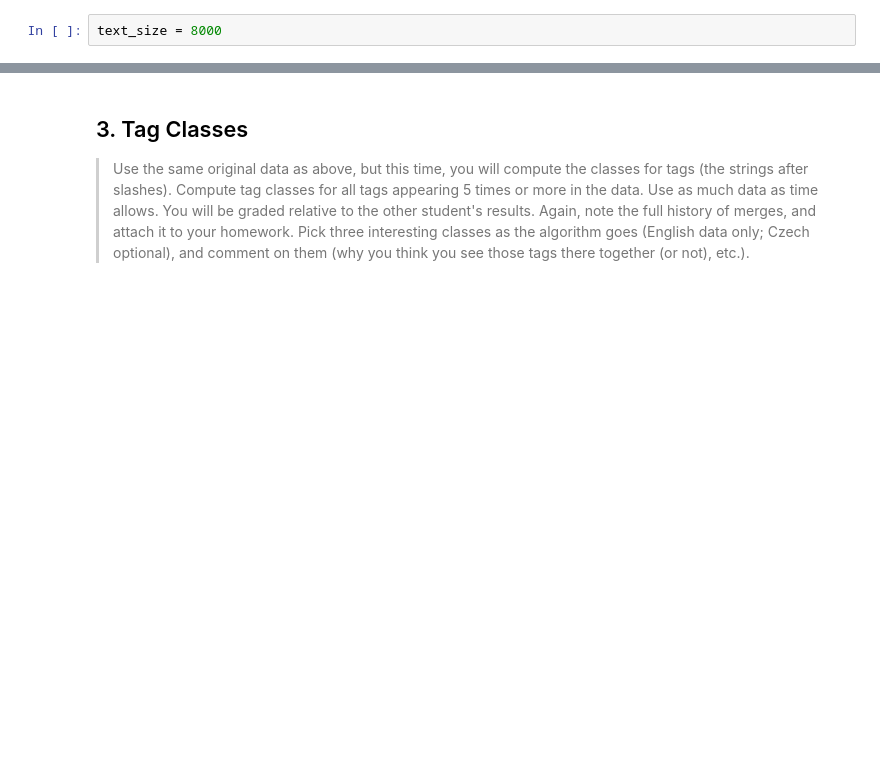
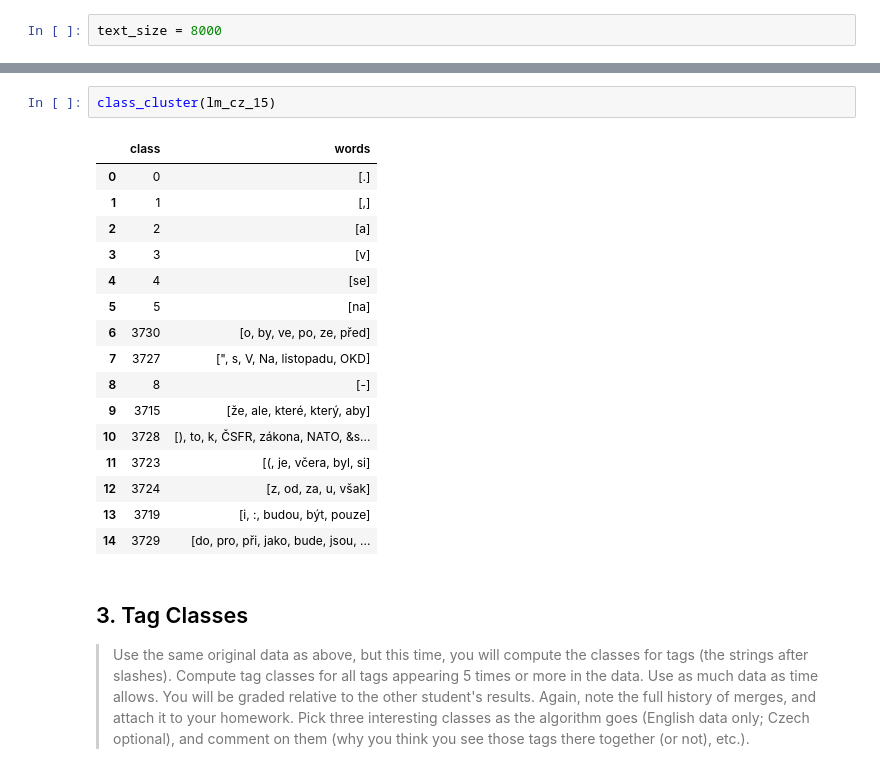
Before and after one commit to Hyperparticle/lct-master, a Jupyter notebook: charles-university/statistical-nlp/assignment-2/nlp-assignment-2.ipynb, the cells around one changed output, grey strips where cells are left out. Drawn from its saved outputs; the diff is of its cells as text; blank space fills up the shorter version.

```diff
--- a/charles-university/statistical-nlp/assignment-2/nlp-assignment-2.ipynb
+++ b/charles-university/statistical-nlp/assignment-2/nlp-assignment-2.ipynb
@@ -579,3 +606,22 @@ lm_cz_15.get_classes()
+# %%
+class_cluster(lm_cz_15)
+# %% [output]
+|  | class | words |
+| 0 | 0 | [.] |
+| 1 | 1 | [,] |
+| 2 | 2 | [a] |
+| 3 | 3 | [v] |
+| 4 | 4 | [se] |
+| 5 | 5 | [na] |
+| 6 | 3730 | [o, by, ve, po, ze, před] |
+| 7 | 3727 | [", s, V, Na, listopadu, OKD] |
+| 8 | 8 | [-] |
+| 9 | 3715 | [že, ale, které, který, aby] |
+| 10 | 3728 | [), to, k, ČSFR, zákona, NATO, &s... |
+| 11 | 3723 | [(, je, včera, byl, si] |
+| 12 | 3724 | [z, od, za, u, však] |
+| 13 | 3719 | [i, :, budou, být, pouze] |
+| 14 | 3729 | [do, pro, při, jako, bude, jsou, ... |
 # %% [markdown]
 ## 3. Tag Classes
 
```
Also changed, not shown: parts of 19 cells of this notebook, 2 other files.
